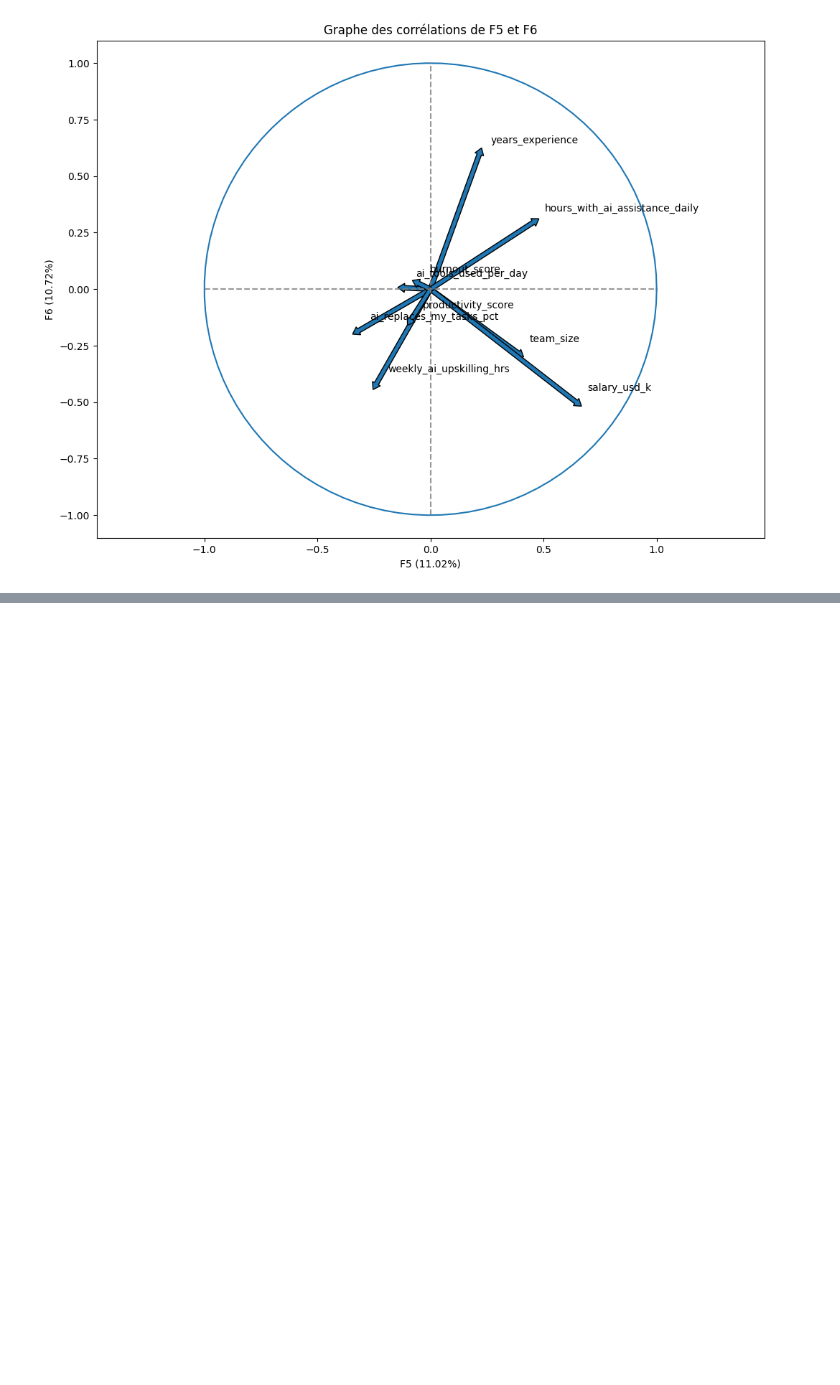
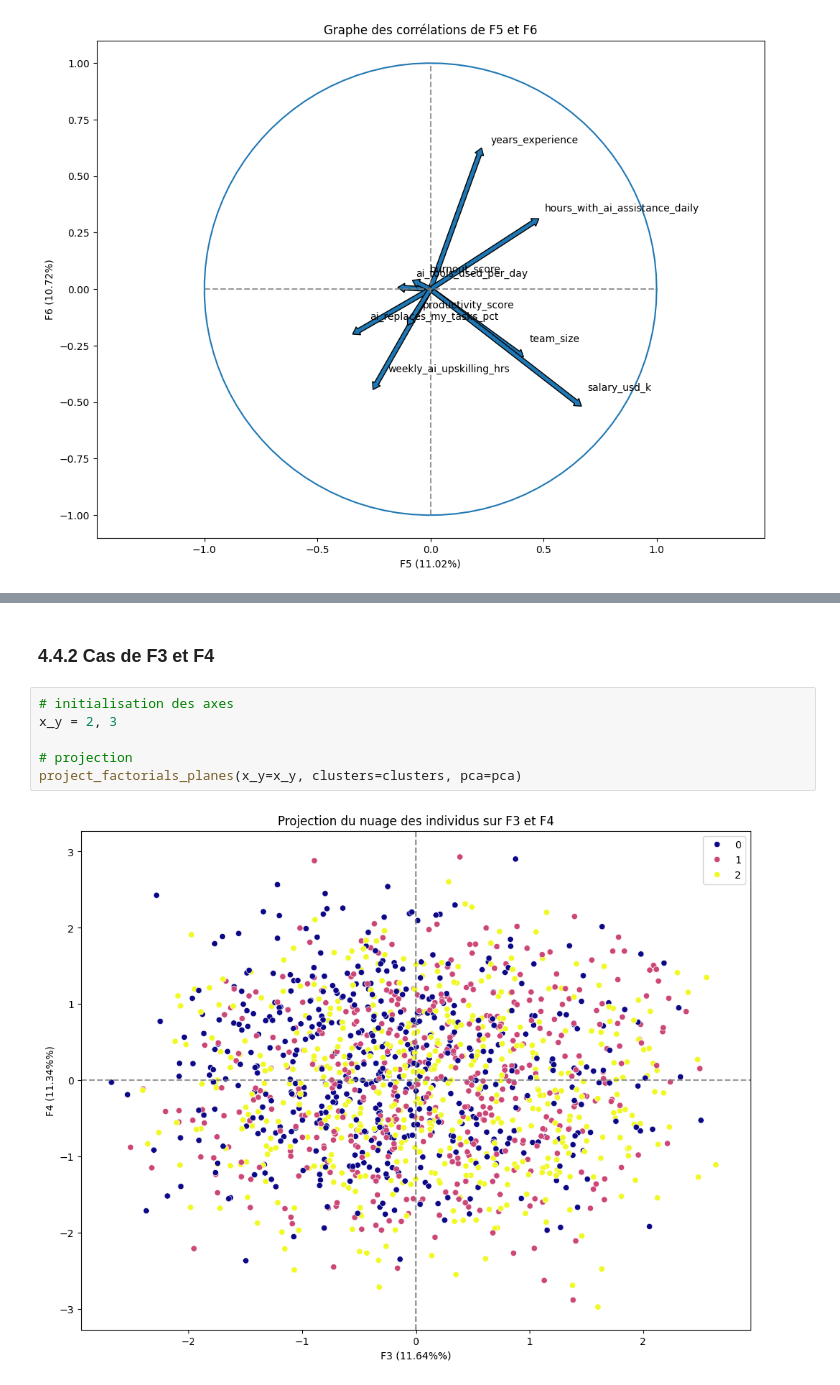
Before and after one commit to Harlequelrah/ai_worker_burnout_attrition_2026, a Jupyter notebook: project/main.ipynb, the cells around one changed output, grey strips where cells are left out. Saved outputs shown, nothing was run; the diff lists cells and outputs as text; blank space fills up the shorter version.

```diff
--- a/project/main.ipynb
+++ b/project/main.ipynb
@@ -427,0 +575,10 @@ corr_graph(x_y=x_y, features=features, pca=pca, pcs=pcs)
+# %% [markdown]
+### 4.4.2 Cas de F3 et F4
+# %%
+# initialisation des axes
+x_y = 2, 3
+
+# projection
+project_factorials_planes(x_y=x_y, clusters=clusters, pca=pca)
+# %% [output]
+[figure, added]
```
Also changed, not shown: parts of 18 cells of this notebook.
